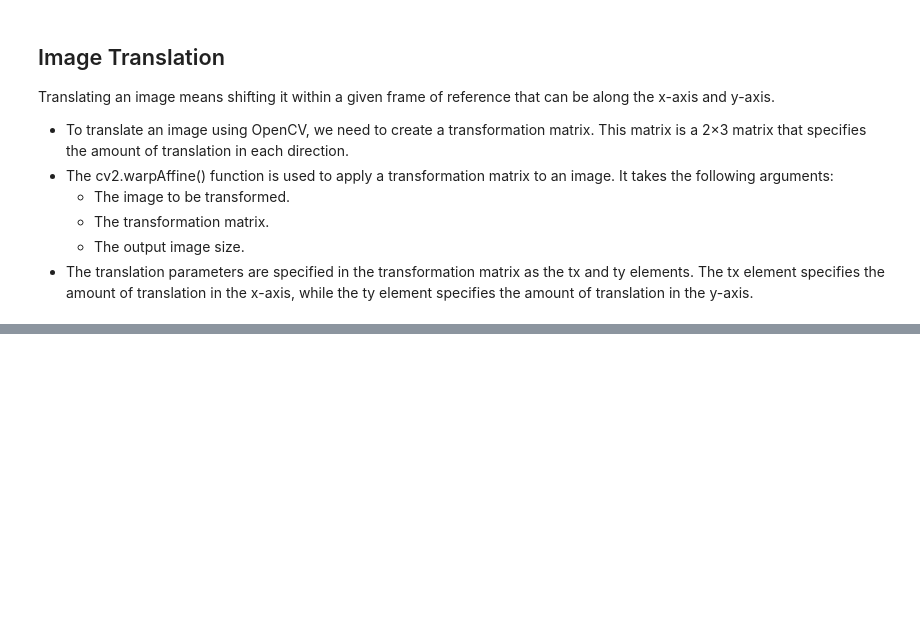
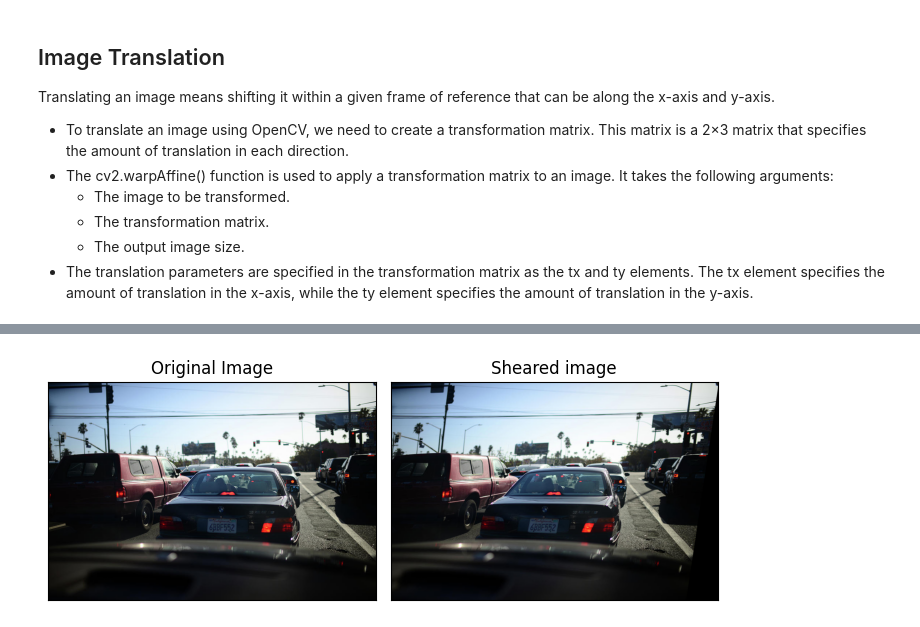
Before and after one commit to AndriiVasylenkoML/image-preprocessing, a Jupyter notebook: image_processing_in_python.ipynb, the cells around one changed output, grey strips where cells are left out. Saved outputs shown, nothing was run; the diff lists cells and outputs as text; code cells hidden in the pictures; blank space fills up the shorter version.

Commit message:
Update image_processing_in_python.

```diff
--- a/image_processing_in_python.ipynb
+++ b/image_processing_in_python.ipynb
@@ -181,0 +192,47 @@ translation_matrix = np.array([[1, 0, tx], [0, 1, ty]],
+# %%
+# Import the necessary Libraries
+import cv2
+import numpy as np
+import matplotlib.pyplot as plt
+
+# Load the image
+image = cv2.imread('car.jpg')
+
+# Convert BGR image to RGB
+image_rgb = cv2.cvtColor(image, cv2.COLOR_BGR2RGB)
+
+# Image shape along X and Y
+width = image_rgb.shape[1]
+height = image_rgb.shape[0]
+
+# Define the Shearing factor
+shearX = -0.15
+shearY = 0
+
+# Define the Transformation matrix for shearing
+transformation_matrix = np.array([[1, shearX, 0],
+                                  [0, 1, shearY]], dtype=np.float32)
+# Apply shearing
+sheared_image = cv2.warpAffine(image_rgb, transformation_matrix, (width, height))
+
+# Create subplots
+fig, axs = plt.subplots(1, 2, figsize=(7, 4))
+
+# Plot the original image
+axs[0].imshow(image_rgb)
+axs[0].set_title('Original Image')
+
+# Plot the Sheared image
+axs[1].imshow(sheared_image)
+axs[1].set_title('Sheared image')
+
+# Remove ticks from the subplots
+for ax in axs:
+    ax.set_xticks([])
+    ax.set_yticks([])
+
+# Display the subplots
+plt.tight_layout()
+plt.show()
+# %% [output]
+[figure, added]
```
Also changed, not shown: parts of 1 cell of this notebook.
